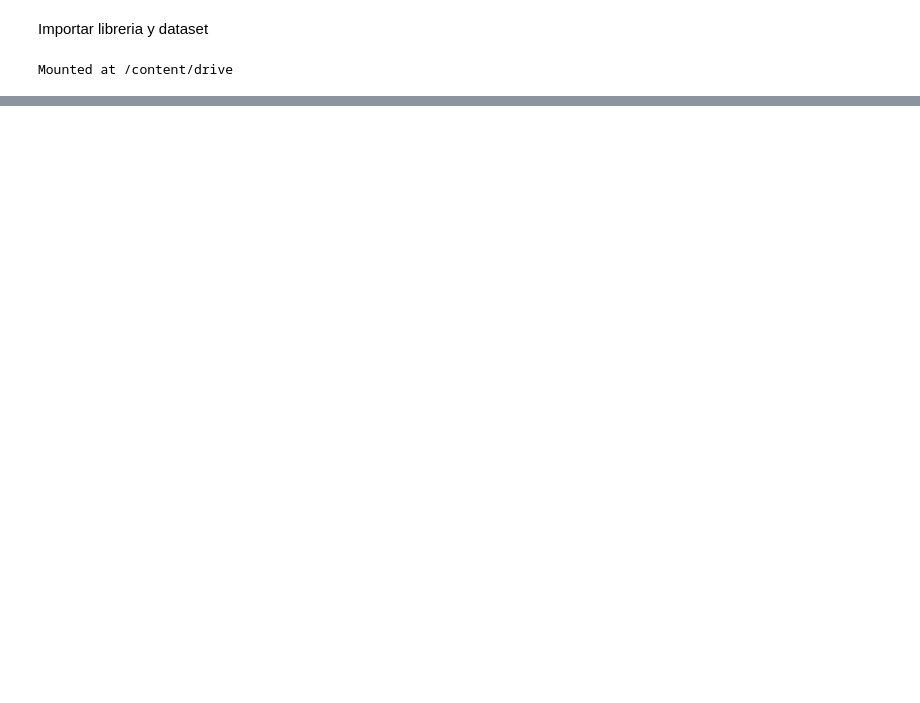
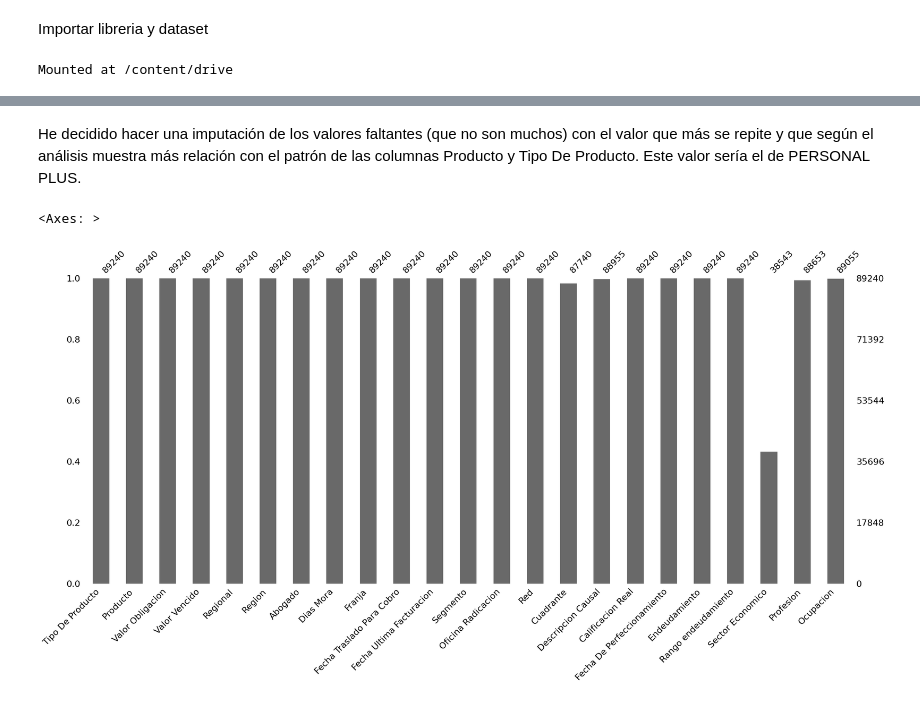
Before and after one commit to jcardonamde/reto_cobranzas_sector_financiero, a Jupyter notebook: cobranzas_sector_financiero.ipynb, the cells around one changed output, grey strips where cells are left out. Saved outputs shown, nothing was run; the diff lists cells and outputs as text; code cells hidden in the pictures; blank space fills up the shorter version.

```diff
--- a/cobranzas_sector_financiero.ipynb
+++ b/cobranzas_sector_financiero.ipynb
@@ -49,0 +332,3 @@ df.head()
+# %%
+# Se eliminan las filas con datos faltantes en esa columna
+data.dropna(subset=['Fecha Traslado Para Cobro'], inplace=True)
@@ -49,0 +363,4 @@ df.head()
+# %%
+# Imputar Valores Faltantes para la columna Fecha Ultima Facturacion
+fecha_mas_comun = data['Fecha Ultima Facturacion'].mode().values[0]
+data['Fecha Ultima Facturacion'].fillna(fecha_mas_comun, inplace=True)
@@ -49,0 +389,4 @@ df.head()
+# %%
+# Procedo a reemplazar todas las filas del valor '0001-01-01 BC' con la fecha más común
+valor_a_reemplazar = '0001-01-01 BC'
+data['Fecha Ultima Facturacion'] = data['Fecha Ultima Facturacion'].replace(valor_a_reemplazar, fecha_mas_comun)
@@ -49,0 +502,11 @@ df.head()
+# %% [markdown]
+He decidido hacer una imputación de los valores faltantes (que no son muchos) con el valor que más se repite y que según el análisis muestra más relación con el patrón de las columnas Producto y Tipo De Producto. Este valor sería el de PERSONAL PLUS.
+# %%
+# Rellenar filas con valores faltantes en la columna 'Segmento' con 'PERSONAL PLUS'
+valor_a_rellenar_segmento = 'PERSONAL PLUS'
+data['Segmento'].fillna(valor_a_rellenar_segmento, inplace=True)
+# %%
+msno.bar(data)
+# %% [output]
+<Axes: >
+[figure, added]
```
Also changed, not shown: parts of 53 cells of this notebook.
